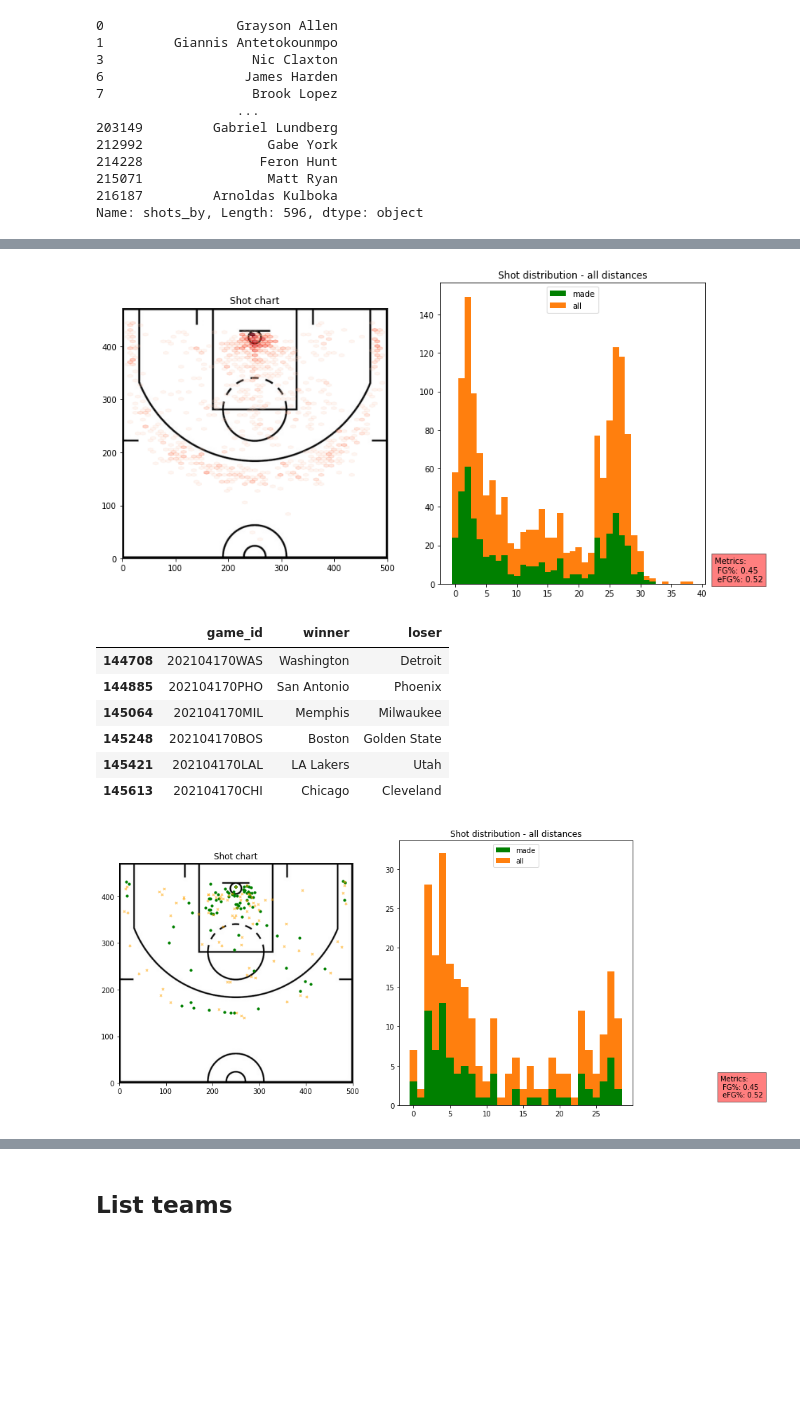
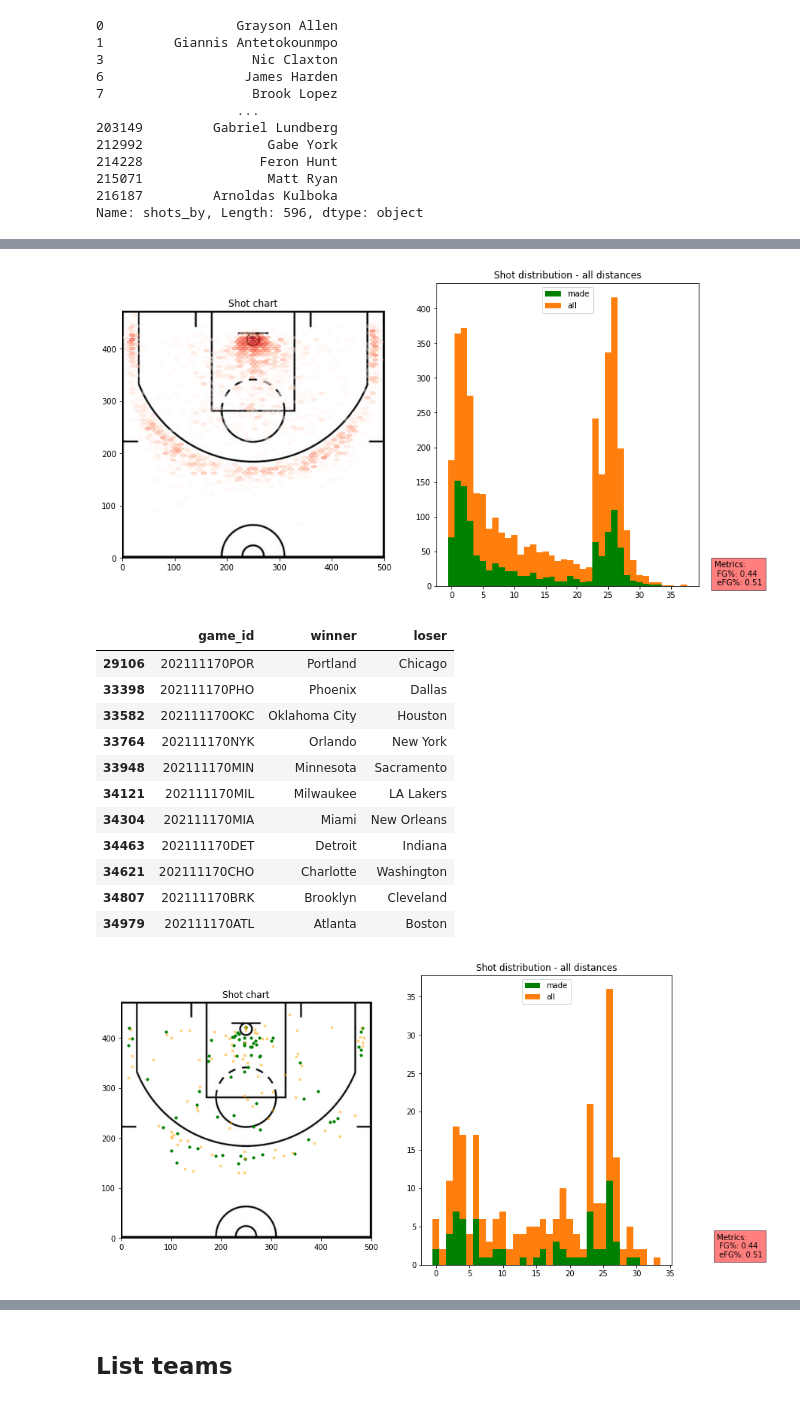
Before and after one commit to theccalderon/shot_chart, a Jupyter notebook: 00_core.ipynb, the cells around one changed output, grey strips where cells are left out. Cells and saved outputs as stored; diff of their text form; code cells hidden in the pictures; blank space fills up the shorter version.

```diff
--- a/00_core.ipynb
+++ b/00_core.ipynb
@@ -211,4 +213,4 @@ def make_df(path):
     "Creates a pandas dataframe from `path`"
     return pd.read_csv(path)
 # %%
-shots_2020 = make_df(untar_data(URLs.SHOTS_2021))
+shots_2021 = make_df(untar_data(URLs.SHOTS_2021))
@@ -300,11 +300,11 @@ class Shots:
             ys = [self.__Y_MODIFIER - int(x) for x in ys]
             xs = shots_df['y'].apply(lambda x: int(x.split("px")[0])).to_list()
             xs = [x + self.__X_MODIFIER for x in xs]
-            mycmap = plt.cm.Reds
+            mycmap = plt.cm.Reds.copy()
             mycmap._init()
-            mycmap._lut[:,-1] = np.linspace(0, 0.8, 256+3)
+            alphas = np.linspace(0.3, 0.8, mycmap.N)
+            mycmap._lut[:-3,-1] = alphas
             plt.hexbin(xs, ys, gridsize=(50,47), bins='log',cmap=mycmap)
-    #         cb = plt.colorbar(label='count in bin')
         else:
             made_df = shots_df.loc[shots_df['outcome']=="made"]
             missed_df = shots_df.loc[shots_df['outcome']=="missed"]
@@ -312,19 +312,12 @@ class Shots:
             ys = [self.__Y_MODIFIER - int(x) for x in ys]
             xs = made_df['y'].apply(lambda x: int(x.split("px")[0])).to_list()
             xs = [x + self.__X_MODIFIER for x in xs]
-#             if most_or_least == 'most':
             plt.scatter(xs, ys,c='g',marker='o',s=10, alpha=1)
-#             else:
-#                 plt.scatter(xs, ys,c='g',marker='o',s=10, alpha=0.2)
             ys = missed_df['x'].apply(lambda x: x.split("px")[0]).to_list()
             ys = [self.__Y_MODIFIER - int(x) for x in ys]
             xs = missed_df['y'].apply(lambda x: int(x.split("px")[0])).to_list()
             xs = [x + self.__X_MODIFIER for x in xs]
-#             if most_or_least == 'least':
-#                 plt.scatter(xs, ys,c='g',marker='o',s=10, alpha=1)
-#             else:
             plt.scatter(xs, ys,c='orange',marker='x',s=10, alpha=0.5)
-#             plt.scatter(xs, ys,c='orange',marker='x',s=10)
         return
 
     def __plot_hist_volume(self, dataframe, fg_pct:float, efg_pct:float, most_or_least:str=None, final_distance:str=None, final_attempt:str=None,made:bool=True,missed:bool=True):
@@ -361,10 +354,8 @@ class Shots:
             copy_df = self.dataframe.copy()
             copy_df['Timestamp'] = pd.to_datetime(copy_df.loc[:][['year','month','day']])
             # Create a DatetimeIndex and assign it to the dataframe.
-            breakpoint()
-            if not copy_df.index.is_monotonic_increasing:
-                copy_df = copy_df.sort_index()
             copy_df.index = pd.DatetimeIndex(copy_df.Timestamp)
+            copy_df = copy_df.sort_index()
             shots_df = copy_df.loc[str(str(date_range[0][0])+"-"+str(date_range[0][1])+"-"+str(date_range[0][2])):str(str(date_range[1][0])+"-"+str(date_range[1][1])+"-"+str(date_range[1][2]))]
         self.__plot_shot_chart(shots_df, **kwargs)
         self.__plot_hist_volume(shots_df, self.__calculate_metric(self.dataframe, "fg"), self.__calculate_metric(self.dataframe, "efg"))
@@ -385,13 +376,13 @@ class Shots:
             new_df = pd.DataFrame(columns = self.dataframe.columns)
             for distance in distances:
                 if len(self.dataframe.loc[self.dataframe['distance']==distance]) >= min_value:
-                    new_df = new_df.append(self.dataframe.loc[self.dataframe['distance']==distance])
+                    new_df = pd.concat([new_df, self.dataframe.loc[self.dataframe['distance']==distance]])
         else:
             min_value = min_shots
             new_df = pd.DataFrame(columns = self.dataframe.columns)
             for distance in distances:
                 if len(self.dataframe.loc[self.dataframe['distance']==distance]) >= min_value:
-                    new_df = new_df.append(self.dataframe.loc[self.dataframe['distance']==distance])
+                    new_df = pd.concat([new_df, self.dataframe.loc[self.dataframe['distance']==distance]])
         if most_or_least == "most":
             max_fg = -1
             max_efg = -1
@@ -450,5 +437,5 @@ mycmap._lut[:,-1] = np.linspace(0, 0.8, 259)
 # %%
-shots = Shots(shots_2020)
+shots = Shots(shots_2021)
 # %%
 shots.players
 # %% [output]
@@ -492,21 +462,26 @@ KeyError: 'Value based partial slicing on non-monotonic DatetimeIndexes with non
 # %%
-shots.plot_shots(date_range=((2021,4,17), (2021,4,18)))
+shots.plot_shots(date_range=((2021,12,17), (2021,12,18)))
 # %% [output]
-[figure, old version]
+[figure, new version]
 # %%
-shots.list_game_ids(2021, 4, 17)
+shots.list_game_ids(2021, 11, 17)
 # %% [output]
 |  | game_id | winner | loser |
-| 144708 | 202104170WAS | Washington | Detroit |
-| 144885 | 202104170PHO | San Antonio | Phoenix |
-| 145064 | 202104170MIL | Memphis | Milwaukee |
-| 145248 | 202104170BOS | Boston | Golden State |
-| 145421 | 202104170LAL | LA Lakers | Utah |
-| 145613 | 202104170CHI | Chicago | Cleveland |
+| 29106 | 202111170POR | Portland | Chicago |
+| 33398 | 202111170PHO | Phoenix | Dallas |
+| 33582 | 202111170OKC | Oklahoma City | Houston |
+| 33764 | 202111170NYK | Orlando | New York |
+| 33948 | 202111170MIN | Minnesota | Sacramento |
+| 34121 | 202111170MIL | Milwaukee | LA Lakers |
+| 34304 | 202111170MIA | Miami | New Orleans |
+| 34463 | 202111170DET | Detroit | Indiana |
+| 34621 | 202111170CHO | Charlotte | Washington |
+| 34807 | 202111170BRK | Brooklyn | Cleveland |
+| 34979 | 202111170ATL | Atlanta | Boston |
 # %%
-shots.plot_shots(date_range="202104170WAS")
+shots.plot_shots(date_range="202111170PHO")
 # %% [output]
-[figure, old version]
+[figure, new version]
 # %%
 shots.plot_effective(most_or_least="most", metric="efg")
 # %% [output]
```
Also changed, not shown: parts of 42 cells of this notebook, 2 other files.
